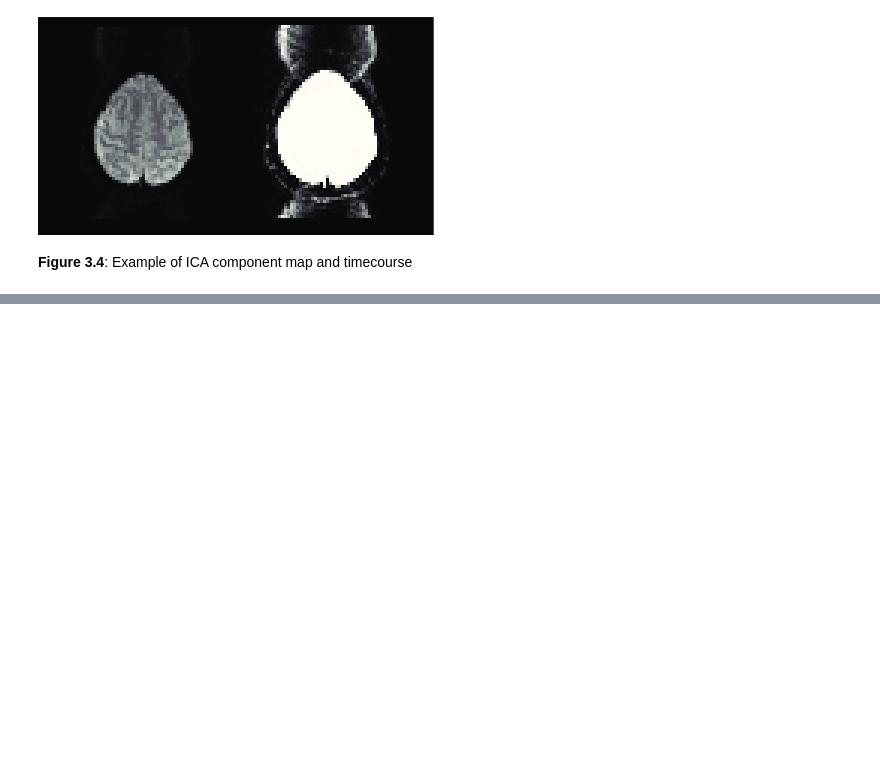
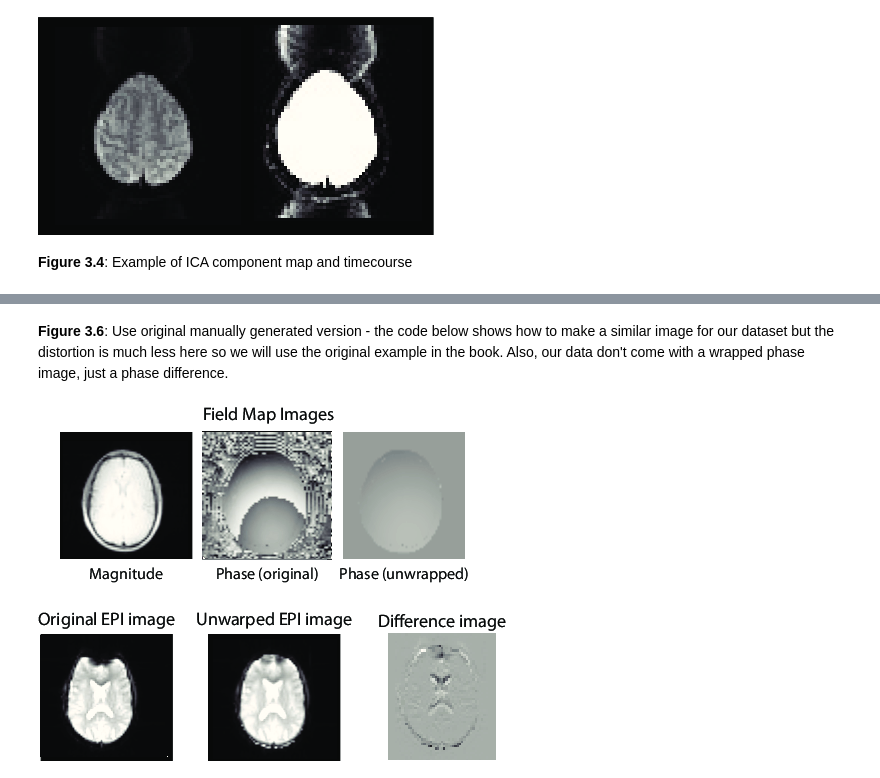
Before and after one commit to poldrack/fmri-handbook-2e-code, a Jupyter notebook: notebooks/Chapter3-Preprocessing/Chapter3-Preprocessing.ipynb, the cells around one changed output, grey strips where cells are left out. Cells and saved outputs as stored; diff of their text form; code cells hidden in the pictures; blank space fills up the shorter version.

```diff
--- a/notebooks/Chapter3-Preprocessing/Chapter3-Preprocessing.ipynb
+++ b/notebooks/Chapter3-Preprocessing/Chapter3-Preprocessing.ipynb
@@ -73,0 +89,6 @@ plt.savefig(os.path.join(figuredir,'Figure_3_4.svg'),format='svg',dpi=1200)
+# %% [markdown]
+__Figure 3.6__: Use original manually generated version - the code below shows how to make a similar image for our dataset but the distortion is much less here so we will use the original example in the book. Also, our data don't come with a wrapped phase image, just a phase difference.
+# %%
+WImage(filename=os.path.join(orig_figuredir,'Figure_3_6.pdf'))
+# %% [output]
+[figure, added]
```
Also changed, not shown: parts of 23 cells of this notebook.
